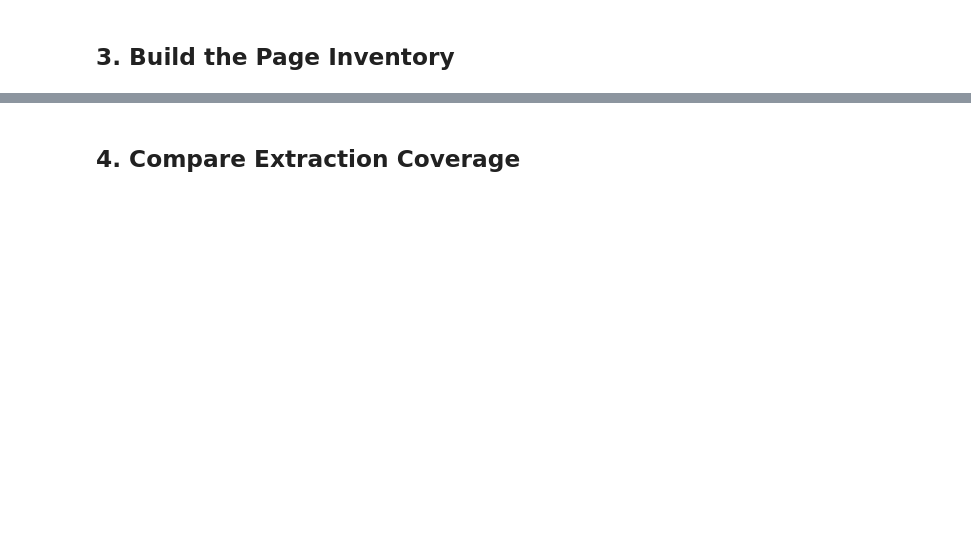
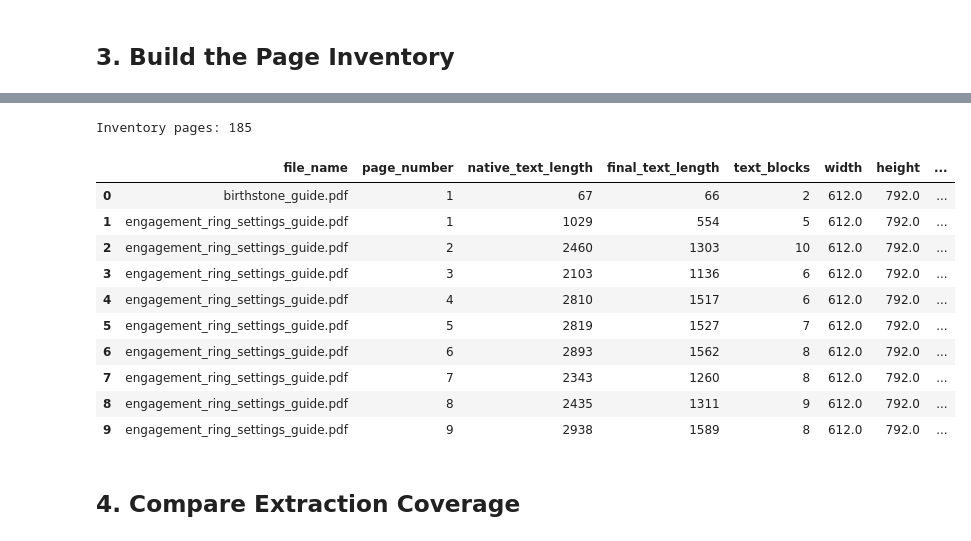
Before and after one commit to diakhalil/Jewelry, a Jupyter notebook: ai-service/src/rag/doc_notebooks/1_document_extraction_experiments.ipynb, the cells around one changed output, grey strips where cells are left out. Saved outputs shown, nothing was run; the diff lists cells and outputs as text; code cells hidden in the pictures; blank space fills up the shorter version.

```diff
--- a/ai-service/src/rag/doc_notebooks/1_document_extraction_experiments.ipynb
+++ b/ai-service/src/rag/doc_notebooks/1_document_extraction_experiments.ipynb
@@ -176,2 +147,43 @@ page_inventory
+# %%
+import pandas as pd
+
+if not extracted_documents:
+    raise RuntimeError("No documents were extracted successfully.")
+
+page_inventory = pd.DataFrame([
+    {
+        "file_name": document["file_name"],
+        "page_number": page["page_number"],
+        "native_text_length": page["text_length"],
+        "final_text_length": page["final_text_length"],
+        "text_blocks": len(page["text_blocks"]),
+        "width": page["width"],
+        "height": page["height"],
+        "native_text_usable": page["native_text_usable"],
+        "extraction_method": page["extraction_method"],
+        "is_empty": not bool(page["final_text"].strip()),
+        "needs_ocr_review": page["extraction_method"] == "no_text",
+        "mojibake_repaired": page.get("had_mojibake", False),
+        "html_artifact_lines_removed": page.get("html_artifact_line_count", 0),
+    }
+    for document in extracted_documents
+    for page in document["pages"]
+])
+
+print("Inventory pages:", len(page_inventory))
+display(page_inventory.head(10))
+# %% [output]
+Inventory pages: 185
+|  | file_name | page_number | native_text_length | final_text_length | text_blocks | width | height | ... |
+| 0 | birthstone_guide.pdf | 1 | 67 | 66 | 2 | 612.0 | 792.0 | ... |
+| 1 | engagement_ring_settings_guide.pdf | 1 | 1029 | 554 | 5 | 612.0 | 792.0 | ... |
+| 2 | engagement_ring_settings_guide.pdf | 2 | 2460 | 1303 | 10 | 612.0 | 792.0 | ... |
+| 3 | engagement_ring_settings_guide.pdf | 3 | 2103 | 1136 | 6 | 612.0 | 792.0 | ... |
+| 4 | engagement_ring_settings_guide.pdf | 4 | 2810 | 1517 | 6 | 612.0 | 792.0 | ... |
+| 5 | engagement_ring_settings_guide.pdf | 5 | 2819 | 1527 | 7 | 612.0 | 792.0 | ... |
+| 6 | engagement_ring_settings_guide.pdf | 6 | 2893 | 1562 | 8 | 612.0 | 792.0 | ... |
+| 7 | engagement_ring_settings_guide.pdf | 7 | 2343 | 1260 | 8 | 612.0 | 792.0 | ... |
+| 8 | engagement_ring_settings_guide.pdf | 8 | 2435 | 1311 | 9 | 612.0 | 792.0 | ... |
+| 9 | engagement_ring_settings_guide.pdf | 9 | 2938 | 1589 | 8 | 612.0 | 792.0 | ... |
 # %% [markdown]
 ## 4. Compare Extraction Coverage
```
Also changed, not shown: parts of 24 cells of this notebook, 18 other files.
